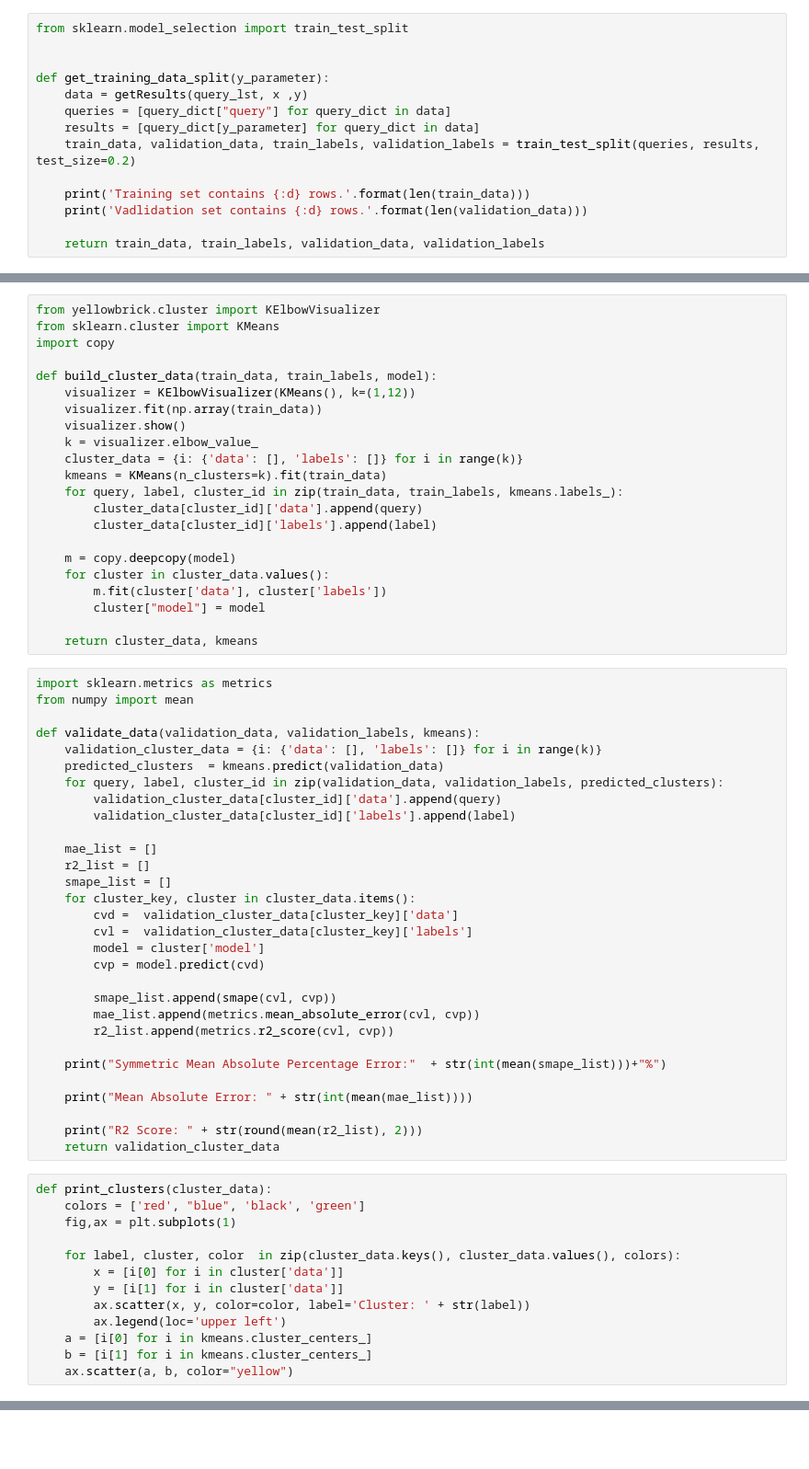
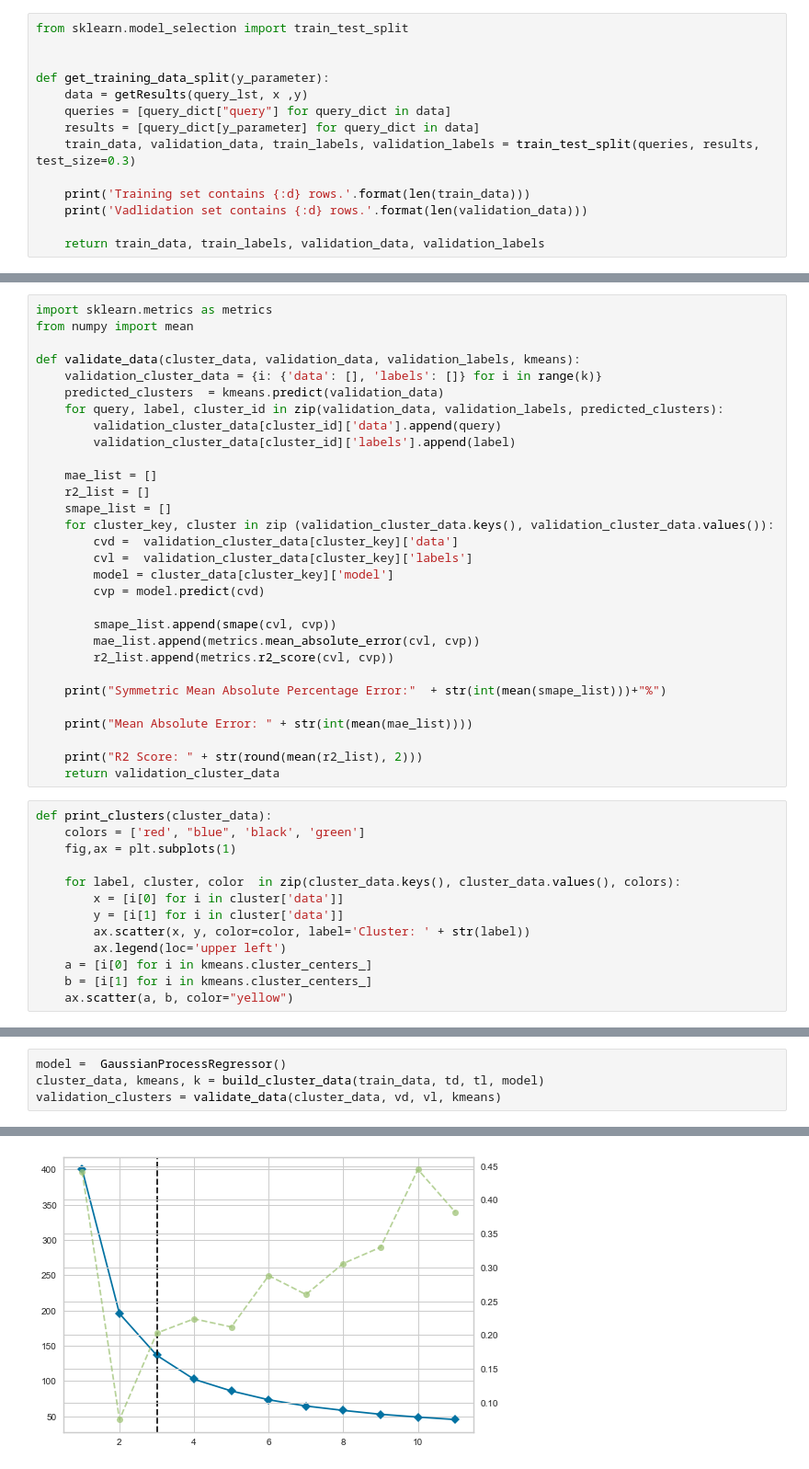
Before and after one commit to darreluchendu/diss_proj, a Jupyter notebook: sci-kit.ipynb, the cells around one changed output, grey strips where cells are left out. Shown at 92% size. Drawn from its saved outputs; the diff is of its cells as text; blank space fills up the shorter version.

```diff
--- a/sci-kit.ipynb
+++ b/sci-kit.ipynb
@@ -144,7 +144,7 @@ def get_training_data_split(y_parameter):
     data = getResults(query_lst, x ,y)
     queries = [query_dict["query"] for query_dict in data]
     results = [query_dict[y_parameter] for query_dict in data]
-    train_data, validation_data, train_labels, validation_labels = train_test_split(queries, results, test_size=0.2)
+    train_data, validation_data, train_labels, validation_labels = train_test_split(queries, results, test_size=0.3)
 
     print('Training set contains {:d} rows.'.format(len(train_data)))
     print('Vadlidation set contains {:d} rows.'.format(len(validation_data)))
@@ -255,30 +261,8 @@ R2 Score for Ada Boost Regression: 0.43
-# %%
-from yellowbrick.cluster import KElbowVisualizer
-from sklearn.cluster import KMeans
-import copy
-
-def build_cluster_data(train_data, train_labels, model):
-    visualizer = KElbowVisualizer(KMeans(), k=(1,12))
-    visualizer.fit(np.array(train_data))
-    visualizer.show()
-    k = visualizer.elbow_value_
-    cluster_data = {i: {'data': [], 'labels': []} for i in range(k)}
-    kmeans = KMeans(n_clusters=k).fit(train_data)
-    for query, label, cluster_id in zip(train_data, train_labels, kmeans.labels_):
-        cluster_data[cluster_id]['data'].append(query)
-        cluster_data[cluster_id]['labels'].append(label)
-
-    m = copy.deepcopy(model)
-    for cluster in cluster_data.values():
-        m.fit(cluster['data'], cluster['labels'])
-        cluster["model"] = model
-
-    return cluster_data, kmeans
 # %%
 import sklearn.metrics as metrics
 from numpy import mean
 
-def validate_data(validation_data, validation_labels, kmeans):
+def validate_data(cluster_data, validation_data, validation_labels, kmeans):
     validation_cluster_data = {i: {'data': [], 'labels': []} for i in range(k)}
     predicted_clusters  = kmeans.predict(validation_data)
     for query, label, cluster_id in zip(validation_data, validation_labels, predicted_clusters):
@@ -288,10 +272,10 @@ def validate_data(validation_data, validation_labels, kmeans):
     mae_list = []
     r2_list = []
     smape_list = []
-    for cluster_key, cluster in cluster_data.items():
+    for cluster_key, cluster in zip (validation_cluster_data.keys(), validation_cluster_data.values()):
         cvd =  validation_cluster_data[cluster_key]['data']
         cvl =  validation_cluster_data[cluster_key]['labels']
-        model = cluster['model']
+        model = cluster_data[cluster_key]['model']
         cvp = model.predict(cvd)
 
         smape_list.append(smape(cvl, cvp))
@@ -374,0 +304,5 @@ R2 Score: 0.96
+# %%
+model =  GaussianProcessRegressor()
+cluster_data, kmeans, k = build_cluster_data(train_data, td, tl, model)
+validation_clusters = validate_data(cluster_data, vd, vl, kmeans)
+# %% [output]
@@ -374,0 +312 @@ R2 Score: 0.96
+[figure, added]
```
Also changed, not shown: parts of 20 cells of this notebook.
